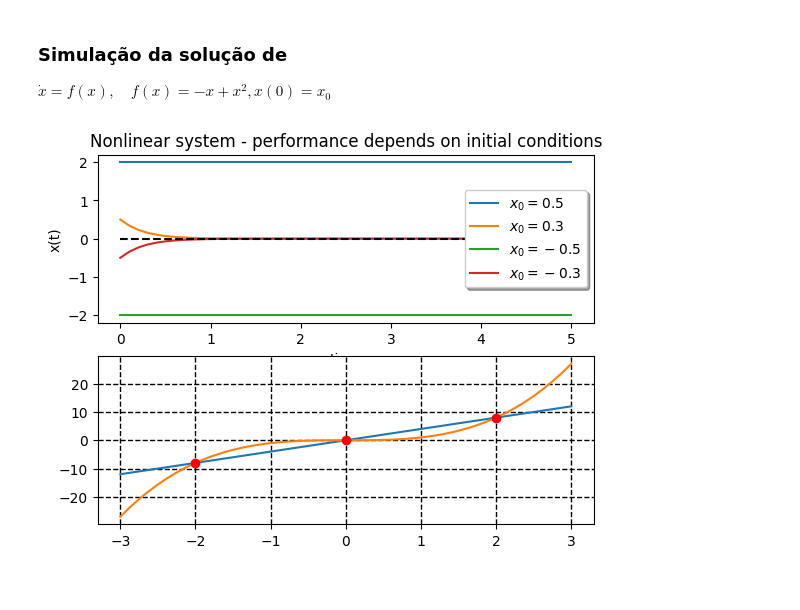
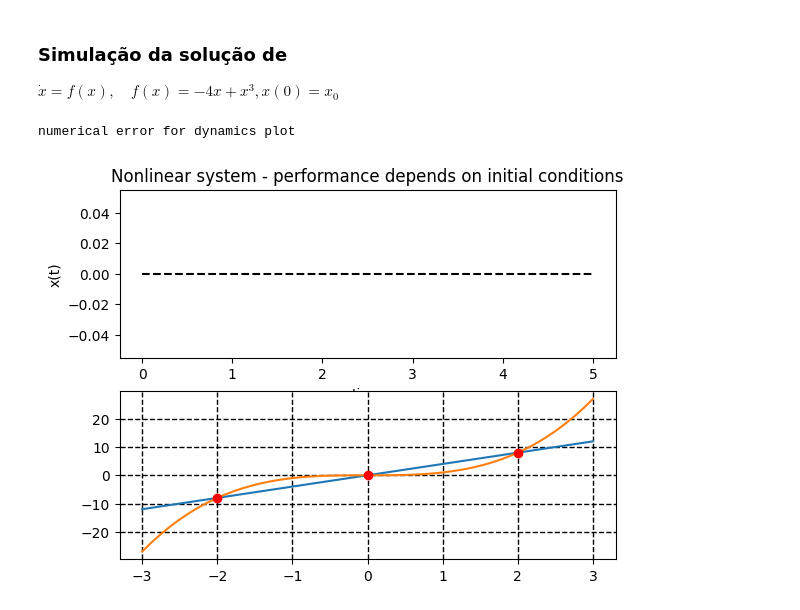
Before and after one commit to josenalde/nonlinear_systems, a Jupyter notebook: scripts/sim_template_2.ipynb, the cells around one changed output. Drawn from its saved outputs; the diff is of its cells as text; code cells hidden in the pictures.

```diff
--- a/scripts/sim_template_2.ipynb
+++ b/scripts/sim_template_2.ipynb
@@ -1,6 +1,6 @@
 # %% [markdown]
 ### Simulação da solução de
-$\dot{x}=f(x), \quad f(x)=-x+x^2, x(0) = x_0$
+$\dot{x}=f(x), \quad f(x)=-4x+x^3, x(0) = x_0$
 # %%
 #https://docs.sympy.org/latest/guides/solving/solve-ode.html
 
@@ -18,7 +18,7 @@ xdot = [-4*x + x**3]
 # Convert the SymPy symbolic expression for xdot into a form that
 # SciPy can evaluate numerically,
 f = lambdify((t, x), xdot)
-x0_1 = [2] # initial condition (initial values)
+x0_1 = [2.01] # initial condition (initial values)
 x0_2 = [0.5] # initial condition (initial values)
 x0_3 = [-2] # initial condition (initial values)
 x0_4 = [-0.5] # initial condition (initial values)
@@ -30,39 +30,46 @@ t_eval = np.linspace(0, 5, 50) # evaluate integral from t = 0-10 for 50 points
 #   the initial state, and
 #   the arguments to pass to the function f
 
-solution_1 = scipy.integrate.solve_ivp(f, (0, 5), x0_1, t_eval = t_eval)
-solution_2 = scipy.integrate.solve_ivp(f, (0, 5), x0_2, t_eval = t_eval)
-solution_3 = scipy.integrate.solve_ivp(f, (0, 5), x0_3, t_eval = t_eval)
-solution_4 = scipy.integrate.solve_ivp(f, (0, 5), x0_4, t_eval = t_eval)
+try:
+  solution_1 = scipy.integrate.solve_ivp(f, (0, 5), x0_1, t_eval = t_eval)
+  solution_2 = scipy.integrate.solve_ivp(f, (0, 5), x0_2, t_eval = t_eval)
+  solution_3 = scipy.integrate.solve_ivp(f, (0, 5), x0_3, t_eval = t_eval)
+  solution_4 = scipy.integrate.solve_ivp(f, (0, 5), x0_4, t_eval = t_eval)
+except:
+  print('numerical error when integrating')
 
 # Extract the x values from SciPy solution result
 x_1 = solution_1.y
 x_2 = solution_2.y
 x_3 = solution_3.y
 x_4 = solution_4.y
 
 # Plot the result graphically using matplotlib
-plt.subplot(211)
-plt.plot(t_eval, x_1.T, t_eval, x_2.T, t_eval, x_3.T, t_eval, x_4.T)
-plt.legend(['$x_0=0.5$', '$x_0=0.3$', '$x_0=-0.5$', '$x_0=-0.3$'], shadow=True)
+try:
+  plt.subplot(211)
+  plt.plot(t_eval, x_1.T, t_eval, x_2.T, t_eval, x_3.T, t_eval, x_4.T)
+  plt.legend(['x_0={}'.format(x0_1), 'x_0={}'.format(x0_2), 'x_0={}'.format(x0_3), 'x_0={}'.format(x0_4)], shadow=True)
+except ValueError:
+  print('numerical error for dynamics plot')
 
 # Plot 0-line (equilibrium point)
 x_axis = 0*np.array(t_eval)
 plt.plot(t_eval, x_axis, 'k--')
 
 # Add title, legend, and axis labels to the plot
 plt.title('Nonlinear system - performance depends on initial conditions')
 plt.xlabel('time')
 plt.ylabel('x(t)')
 
 x_eval = np.linspace(-3, 3, 50)
 f_1 = 4*x_eval
 f_2 = x_eval**3
 plt.subplot(212)
 plt.grid(color='k', linestyle='--', linewidth=1)
 plt.plot(x_eval, f_1, x_eval, f_2)
 plt.plot(-2,-8, 'ro', 0, 0, 'ro', 2, 8, 'ro')
 # Finally, display the annotated plot
 plt.show()
 # %% [output]
+numerical error for dynamics plot
-[figure, old version]
+[figure, new version]
```
Also changed, not shown: 1 other file.
